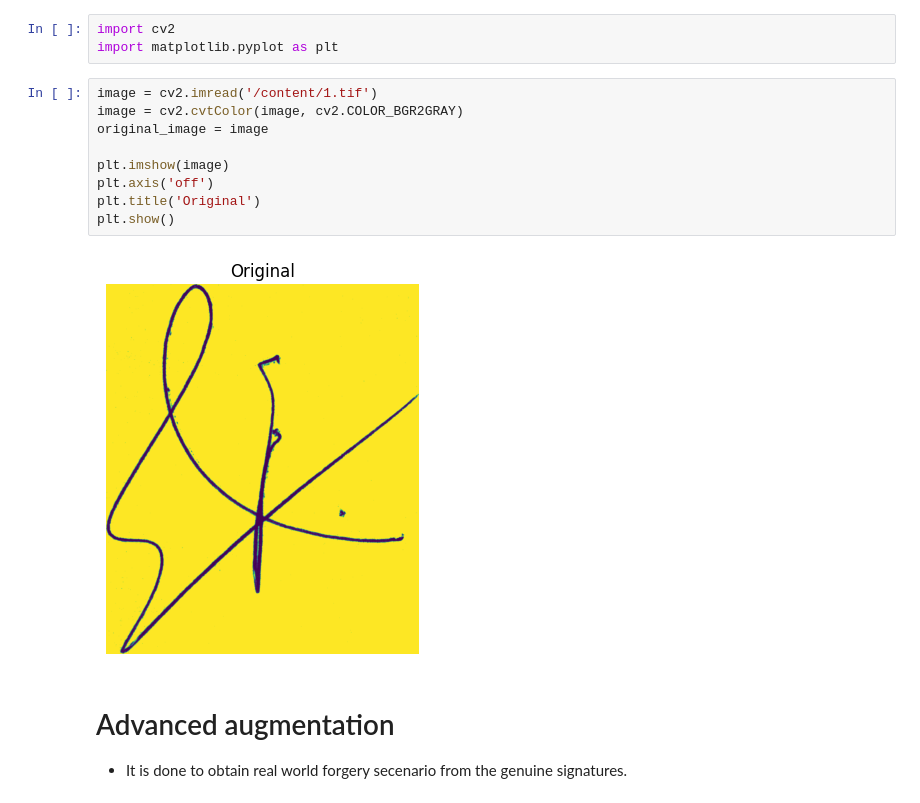
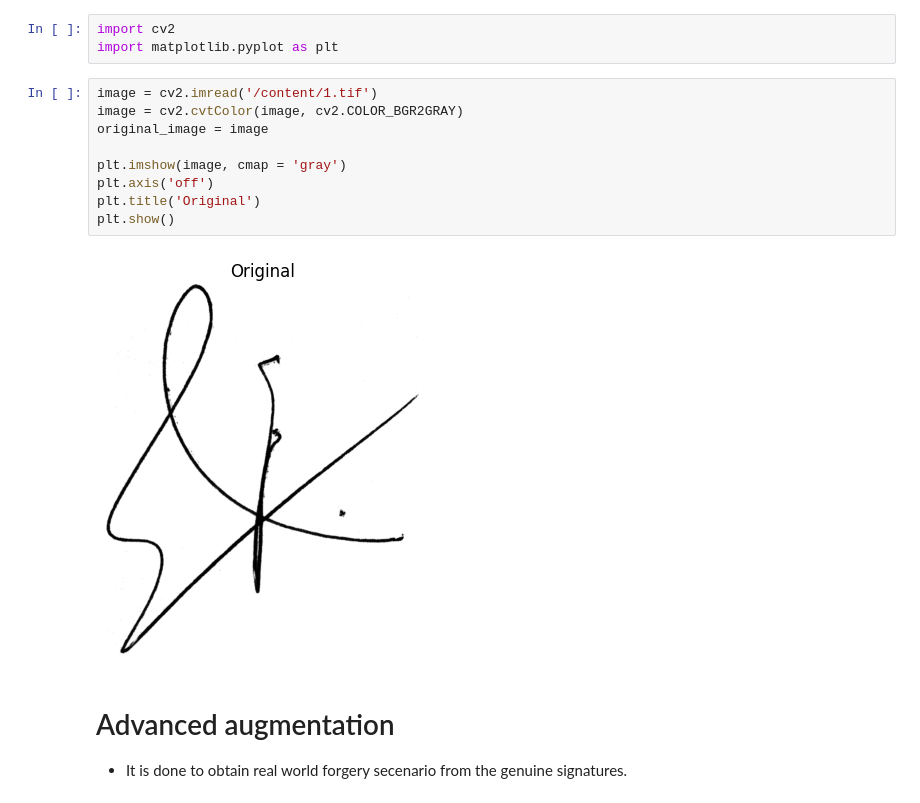
Before and after one commit to PrajwalChaudhary25/signature_verification, a Jupyter notebook: Notebooks/Advanced_augmentations.ipynb, the cells around one changed output. Drawn from its saved outputs; the diff is of its cells as text.

Commit message:
fixed grayscaling plotting error

```diff
--- a/Notebooks/Advanced_augmentations.ipynb
+++ b/Notebooks/Advanced_augmentations.ipynb
@@ -8,14 +8,14 @@ import matplotlib.pyplot as plt
 # %%
 image = cv2.imread('/content/1.tif')
 image = cv2.cvtColor(image, cv2.COLOR_BGR2GRAY)
 original_image = image
 
-plt.imshow(image)
+plt.imshow(image, cmap = 'gray')
 plt.axis('off')
 plt.title('Original')
 plt.show()
 # %% [output]
-[figure, old version]
+[figure, new version]
 # %% [markdown]
 # Advanced augmentation
 * It is done to obtain real world forgery secenario from the genuine signatures.
```
Also changed, not shown: parts of 4 cells of this notebook.
